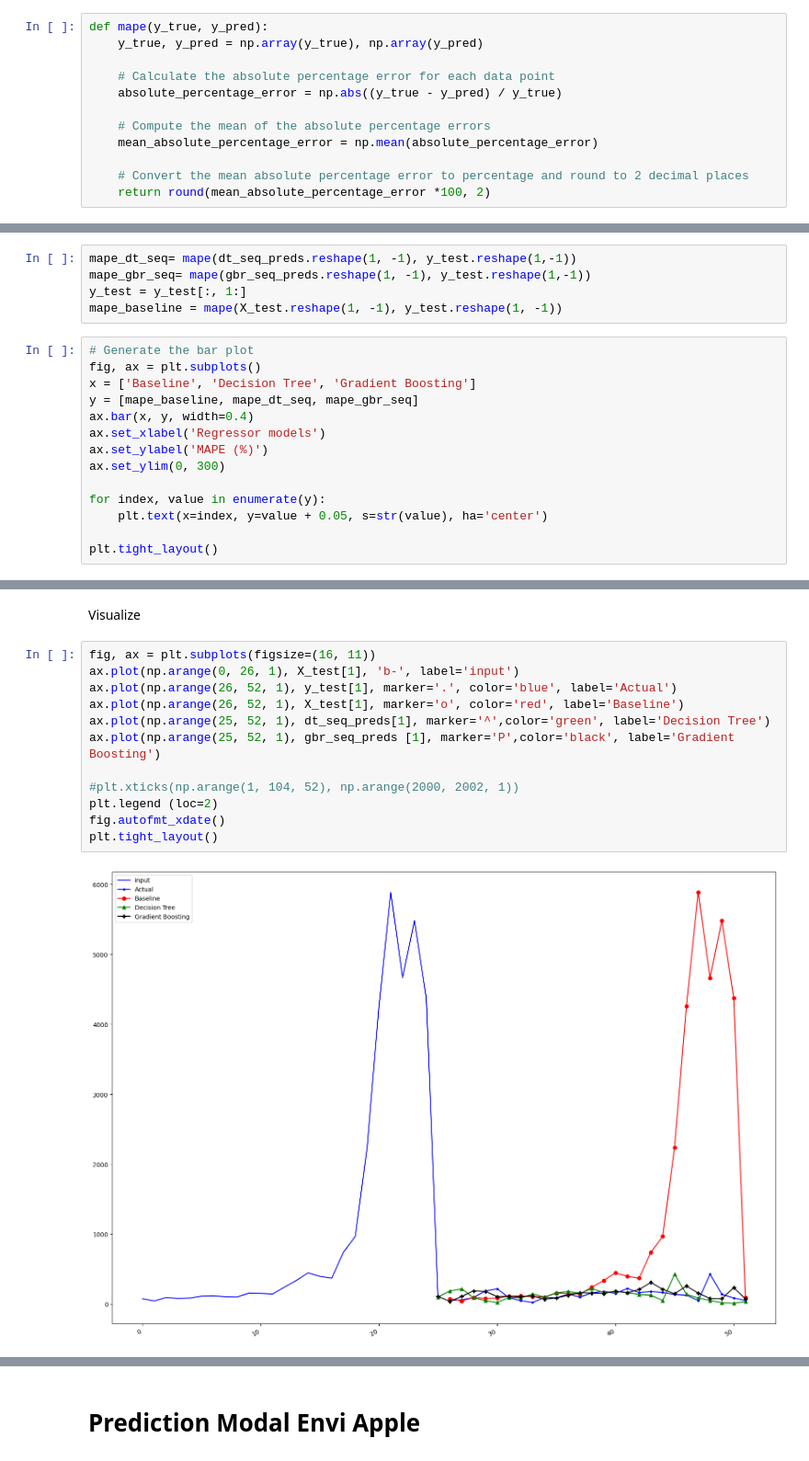
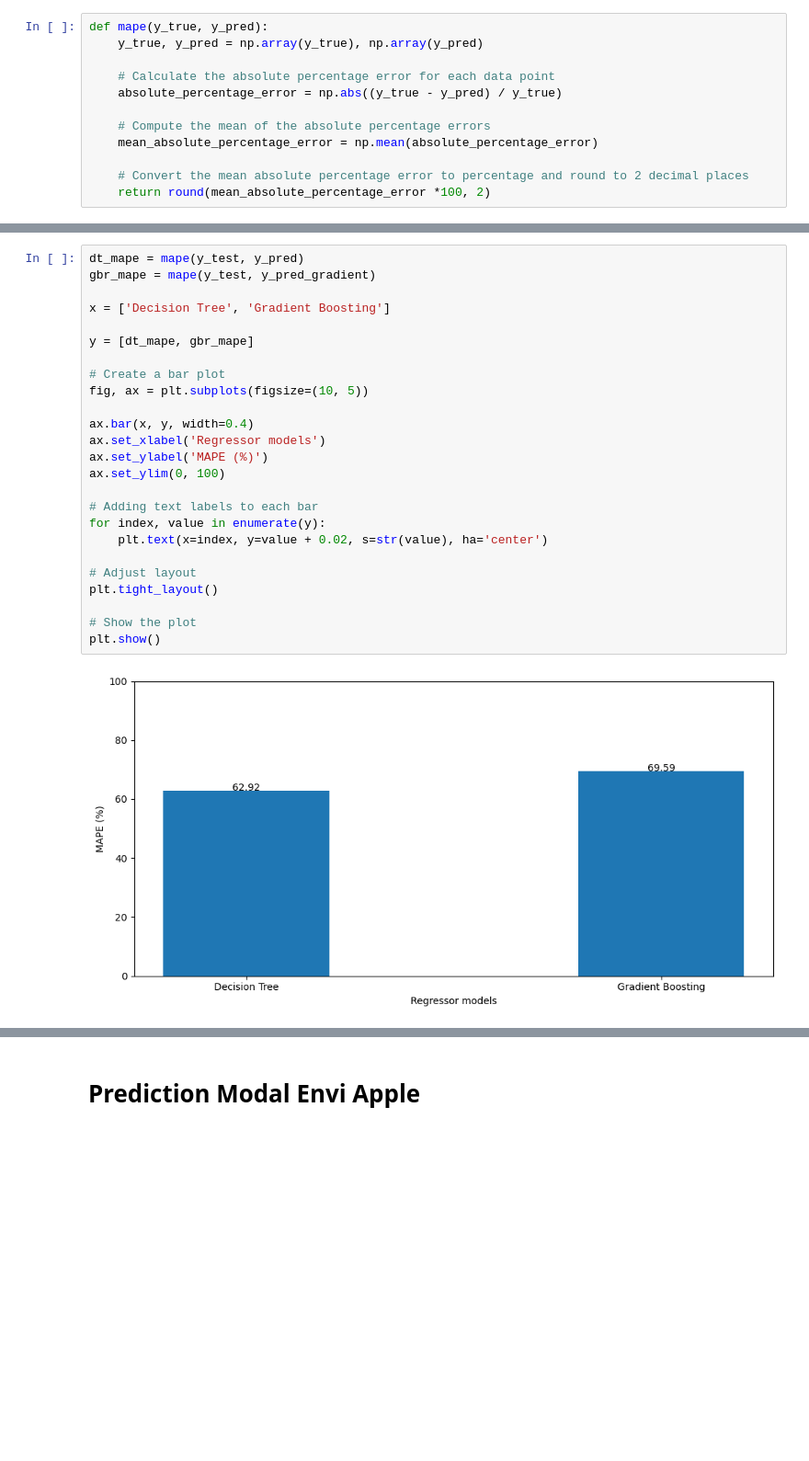
Before and after one commit to Ratchaphon1412/ai-project, a Jupyter notebook: Mini_Project_2_Main.ipynb, the cells around one changed output, grey strips where cells are left out. Shown at 92% size. Drawn from its saved outputs; the diff is of its cells as text; blank space fills up the shorter version.

```diff
--- a/Mini_Project_2_Main.ipynb
+++ b/Mini_Project_2_Main.ipynb
@@ -414,19 +209,0 @@ Evaluation
-# %%
-mape_dt_seq= mape(dt_seq_preds.reshape(1, -1), y_test.reshape(1,-1))
-mape_gbr_seq= mape(gbr_seq_preds.reshape(1, -1), y_test.reshape(1,-1))
-y_test = y_test[:, 1:]
-mape_baseline = mape(X_test.reshape(1, -1), y_test.reshape(1, -1))
-# %%
-# Generate the bar plot
-fig, ax = plt.subplots()
-x = ['Baseline', 'Decision Tree', 'Gradient Boosting']
-y = [mape_baseline, mape_dt_seq, mape_gbr_seq]
-ax.bar(x, y, width=0.4)
-ax.set_xlabel('Regressor models')
-ax.set_ylabel('MAPE (%)')
-ax.set_ylim(0, 300)
-
-for index, value in enumerate(y):
-    plt.text(x=index, y=value + 0.05, s=str(value), ha='center')
-
-plt.tight_layout()
@@ -435,16 +210,27 @@ plt.tight_layout()
-# %% [markdown]
-Visualize
-# %%
-fig, ax = plt.subplots(figsize=(16, 11))
-ax.plot(np.arange(0, 26, 1), X_test[1], 'b-', label='input')
-ax.plot(np.arange(26, 52, 1), y_test[1], marker='.', color='blue', label='Actual')
-ax.plot(np.arange(26, 52, 1), X_test[1], marker='o', color='red', label='Baseline')
-ax.plot(np.arange(25, 52, 1), dt_seq_preds[1], marker='^',color='green', label='Decision Tree')
-ax.plot(np.arange(25, 52, 1), gbr_seq_preds [1], marker='P',color='black', label='Gradient Boosting')
-
-#plt.xticks(np.arange(1, 104, 52), np.arange(2000, 2002, 1))
-plt.legend (loc=2)
-fig.autofmt_xdate()
-plt.tight_layout()
-# %% [output]
-[figure, removed]
+# %%
+dt_mape = mape(y_test, y_pred)
+gbr_mape = mape(y_test, y_pred_gradient)
+
+x = ['Decision Tree', 'Gradient Boosting']
+
+y = [dt_mape, gbr_mape]
+
+# Create a bar plot
+fig, ax = plt.subplots(figsize=(10, 5))
+
+ax.bar(x, y, width=0.4)
+ax.set_xlabel('Regressor models')
+ax.set_ylabel('MAPE (%)')
+ax.set_ylim(0, 100)
+
+# Adding text labels to each bar
+for index, value in enumerate(y):
+    plt.text(x=index, y=value + 0.02, s=str(value), ha='center')
+
+# Adjust layout
+plt.tight_layout()
+
+# Show the plot
+plt.show()
+# %% [output]
+[figure, added]
```
Also changed, not shown: parts of 89 cells of this notebook, 2 other files.
